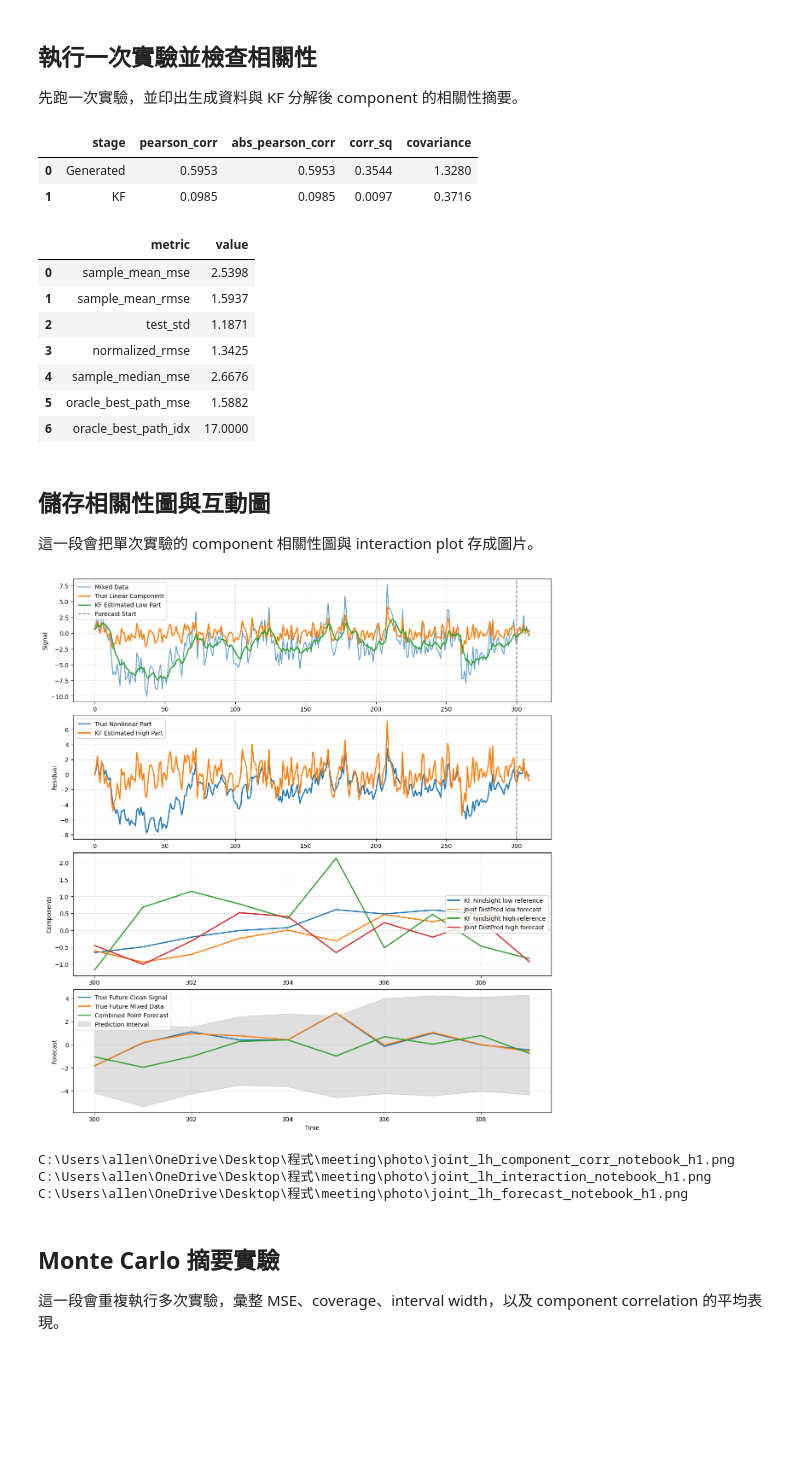
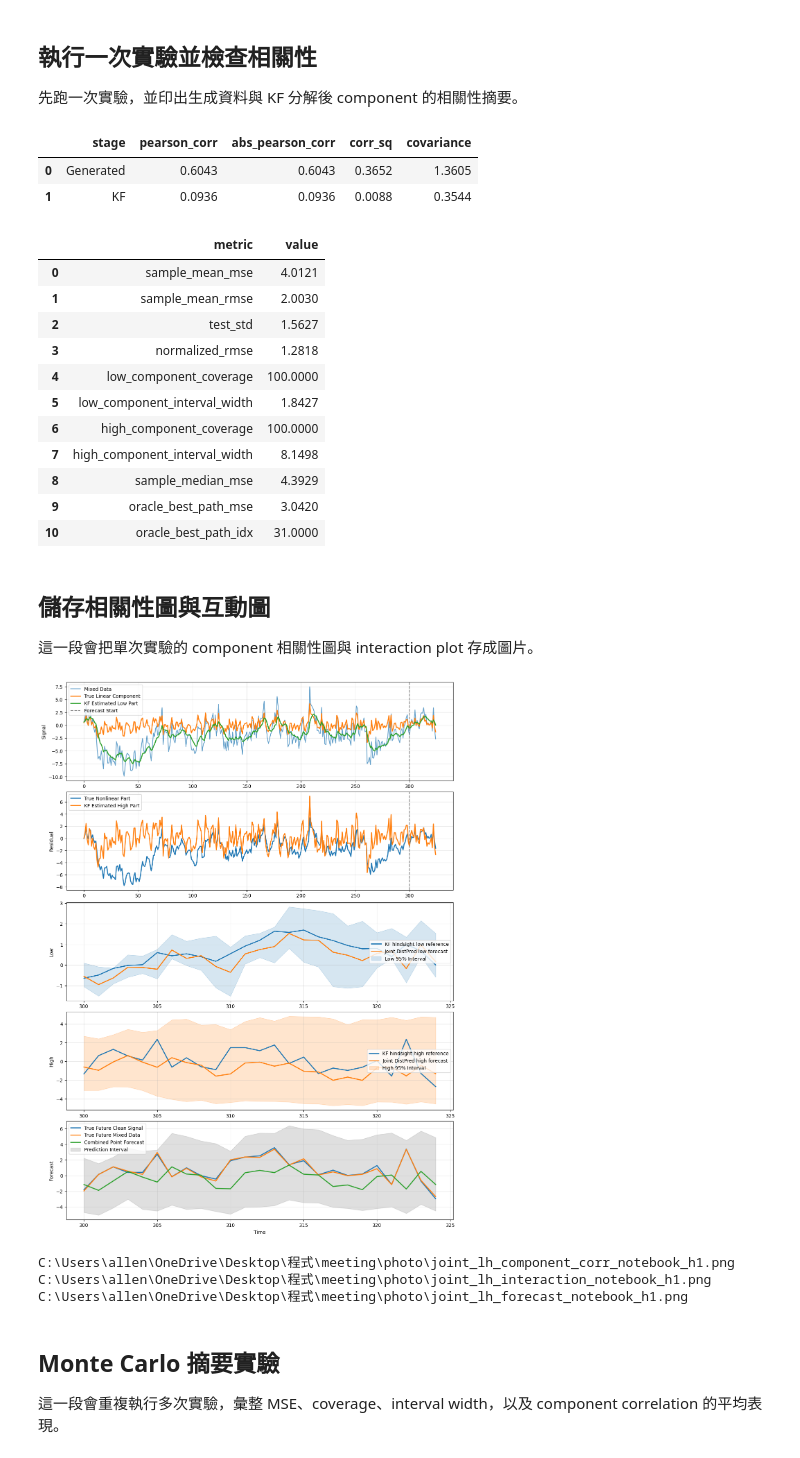
Before and after one commit to reset2626/project, a Jupyter notebook: meeting/KF_m1m9joint_lh_distpred.ipynb, the cells around one changed output. Cells and saved outputs as stored; diff of their text form; code cells hidden in the pictures; blank space fills up the shorter version.

```diff
--- a/meeting/KF_m1m9joint_lh_distpred.ipynb
+++ b/meeting/KF_m1m9joint_lh_distpred.ipynb
@@ -123,6 +123,14 @@ def joint_distpred_loss(pred_ensemble, y_true):
     low_loss = distpred_eq13_loss(pred_ensemble[:, :, 0], y_true[:, 0])
     high_loss = distpred_eq13_loss(pred_ensemble[:, :, 1], y_true[:, 1])
     return 0.5 * (low_loss + high_loss)
+
+
+def picp_from_interval(interval_lower, interval_upper, y_true):
+    interval_lower = np.asarray(interval_lower, dtype=float)
+    interval_upper = np.asarray(interval_upper, dtype=float)
+    y_true = np.asarray(y_true, dtype=float)
+    covered = (y_true >= interval_lower) & (y_true <= interval_upper)
+    return float(np.mean(covered))
 
 
 def fit_joint_distpred_bundle(low_train, high_train, window_size, ensemble_size=50, epochs=250, learning_rate=1e-3):
@@ -524,7 +544,7 @@ import pandas as pd
 from IPython.display import display
 
 train_size = 300
-horizon = 10
+horizon = 25
 window_size = 15
 ensemble_size = 50
 
@@ -551,6 +571,10 @@ path_table = pd.DataFrame(
         {"metric": "sample_mean_rmse", "value": result["final_noisy_rmse"]},
         {"metric": "test_std", "value": result["test_std"]},
         {"metric": "normalized_rmse", "value": result["normalized_rmse"]},
+        {"metric": "low_component_coverage", "value": result["low_component_coverage"]},
+        {"metric": "low_component_interval_width", "value": result["low_sample_width"]},
+        {"metric": "high_component_coverage", "value": result["high_component_coverage"]},
+        {"metric": "high_component_interval_width", "value": result["high_sample_width"]},
         {"metric": "sample_median_mse", "value": float(np.mean((result["final_median_forecast"] - result["measurements_test"]) ** 2))},
         {"metric": "oracle_best_path_mse", "value": float(np.min(result["sample_path_mse"]))},
         {"metric": "oracle_best_path_idx", "value": result["best_path_idx"]},
@@ -559,16 +583,20 @@ path_table = pd.DataFrame(
 display(path_table.round(4))
 # %% [output]
 |  | stage | pearson_corr | abs_pearson_corr | corr_sq | covariance |
-| 0 | Generated | 0.5953 | 0.5953 | 0.3544 | 1.3280 |
-| 1 | KF | 0.0985 | 0.0985 | 0.0097 | 0.3716 |
+| 0 | Generated | 0.6043 | 0.6043 | 0.3652 | 1.3605 |
+| 1 | KF | 0.0936 | 0.0936 | 0.0088 | 0.3544 |
 |  | metric | value |
-| 0 | sample_mean_mse | 2.5398 |
-| 1 | sample_mean_rmse | 1.5937 |
-| 2 | test_std | 1.1871 |
-| 3 | normalized_rmse | 1.3425 |
-| 4 | sample_median_mse | 2.6676 |
-| 5 | oracle_best_path_mse | 1.5882 |
-| 6 | oracle_best_path_idx | 17.0000 |
+| 0 | sample_mean_mse | 4.0121 |
+| 1 | sample_mean_rmse | 2.0030 |
+| 2 | test_std | 1.5627 |
+| 3 | normalized_rmse | 1.2818 |
+| 4 | low_component_coverage | 100.0000 |
+| 5 | low_component_interval_width | 1.8427 |
+| 6 | high_component_coverage | 100.0000 |
+| 7 | high_component_interval_width | 8.1498 |
+| 8 | sample_median_mse | 4.3929 |
+| 9 | oracle_best_path_mse | 3.0420 |
+| 10 | oracle_best_path_idx | 31.0000 |
 # %% [markdown]
 ## 儲存相關性圖與互動圖
 
@@ -587,7 +615,7 @@ forecast_plot_path = photo_dir / "joint_lh_forecast_notebook_h1.png"
 t = np.arange(len(result["measurements"]), dtype=float)
 t_test = t[train_size:train_size + horizon]
 
-fig, axes = plt.subplots(4, 1, figsize=(12, 13), constrained_layout=True)
+fig, axes = plt.subplots(5, 1, figsize=(12, 16), constrained_layout=True)
 
 axes[0].plot(t, result["measurements"], label="Mixed Data", alpha=0.7)
 axes[0].plot(t, result["true_low_full"], label="True Linear Component", linewidth=2)
@@ -598,44 +626,64 @@ axes[0].legend(loc="upper left")
 axes[0].grid(True, alpha=0.3)
 
 axes[1].plot(t, result["true_high_full"], label="True Nonlinear Part", linewidth=2)
 axes[1].plot(t, result["estimated_high_full"], label="KF Estimated High Part", linewidth=2)
 axes[1].axvline(t[train_size], color="gray", linestyle="--")
 axes[1].set_ylabel("Residual")
 axes[1].legend(loc="upper left")
 axes[1].grid(True, alpha=0.3)
 
 axes[2].plot(t_test, result["reference_low_test"], label="KF hindsight low reference", linewidth=2)
 axes[2].plot(t_test, result["low_forecast"], label="Joint DistPred low forecast", linewidth=2)
-axes[2].plot(t_test, result["reference_high_test"], label="KF hindsight high reference", linewidth=2)
-axes[2].plot(t_test, result["high_forecast"], label="Joint DistPred high forecast", linewidth=2)
-axes[2].set_ylabel("Components")
+axes[2].fill_between(
+    t_test,
+    result["low_interval_lower"],
+    result["low_interval_upper"],
+    color="tab:blue",
+    alpha=0.18,
+    label="Low 95% Interval",
+)
+axes[2].set_ylabel("Low")
 axes[2].legend(loc="center right")
 axes[2].grid(True, alpha=0.3)
 
-axes[3].plot(t_test, result["true_clean_test"], label="True Future Clean Signal", linewidth=2)
-axes[3].plot(t_test, result["measurements_test"], label="True Future Mixed Data", linewidth=2)
-axes[3].plot(t_test, result["final_forecast"], label="Combined Point Forecast", linewidth=2)
+axes[3].plot(t_test, result["reference_high_test"], label="KF hindsight high reference", linewidth=2)
+axes[3].plot(t_test, result["high_forecast"], label="Joint DistPred high forecast", linewidth=2)
 axes[3].fill_between(
+    t_test,
+    result["high_interval_lower"],
+    result["high_interval_upper"],
+    color="tab:orange",
+    alpha=0.20,
+    label="High 95% Interval",
+)
+axes[3].set_ylabel("High")
+axes[3].legend(loc="center right")
+axes[3].grid(True, alpha=0.3)
+
+axes[4].plot(t_test, result["true_clean_test"], label="True Future Clean Signal", linewidth=2)
+axes[4].plot(t_test, result["measurements_test"], label="True Future Mixed Data", linewidth=2)
+axes[4].plot(t_test, result["final_forecast"], label="Combined Point Forecast", linewidth=2)
+axes[4].fill_between(
     t_test,
     result["interval_lower"],
     result["interval_upper"],
     color="gray",
     alpha=0.25,
     label="Prediction Interval",
 )
-axes[3].set_ylabel("Forecast")
-axes[3].set_xlabel("Time")
-axes[3].legend(loc="upper left")
-axes[3].grid(True, alpha=0.3)
+axes[4].set_ylabel("Forecast")
+axes[4].set_xlabel("Time")
+axes[4].legend(loc="upper left")
+axes[4].grid(True, alpha=0.3)
 
 plt.show()
 plt.close(fig)
 
 print(corr_plot_path)
 print(interaction_plot_path)
 print(forecast_plot_path)
 # %% [output]
-[figure, old version]
+[figure, new version]
 C:\Users\allen\OneDrive\Desktop\程式\meeting\photo\joint_lh_component_corr_notebook_h1.png
 C:\Users\allen\OneDrive\Desktop\程式\meeting\photo\joint_lh_interaction_notebook_h1.png
 C:\Users\allen\OneDrive\Desktop\程式\meeting\photo\joint_lh_forecast_notebook_h1.png
```
Also changed, not shown: parts of 2 cells of this notebook.
